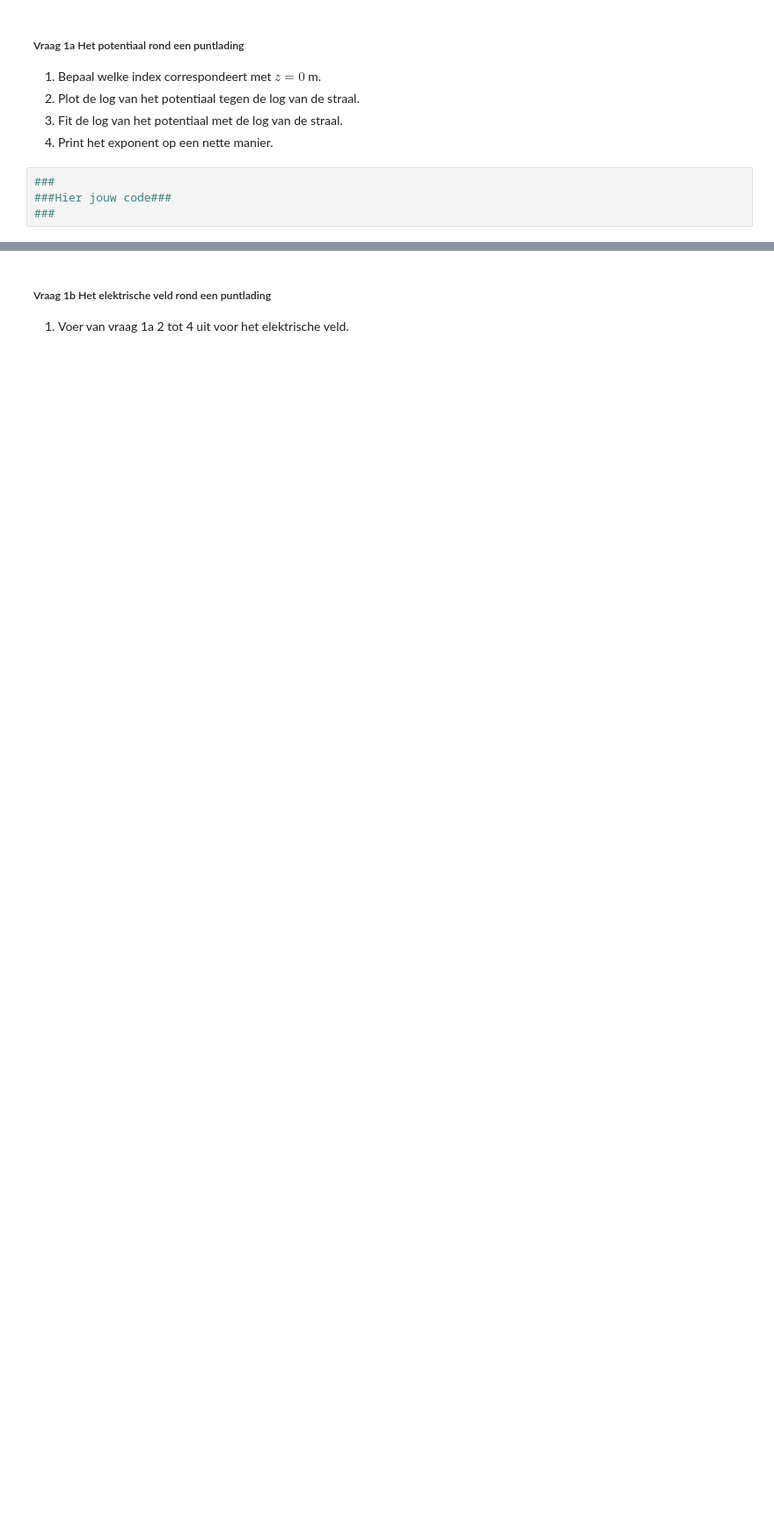
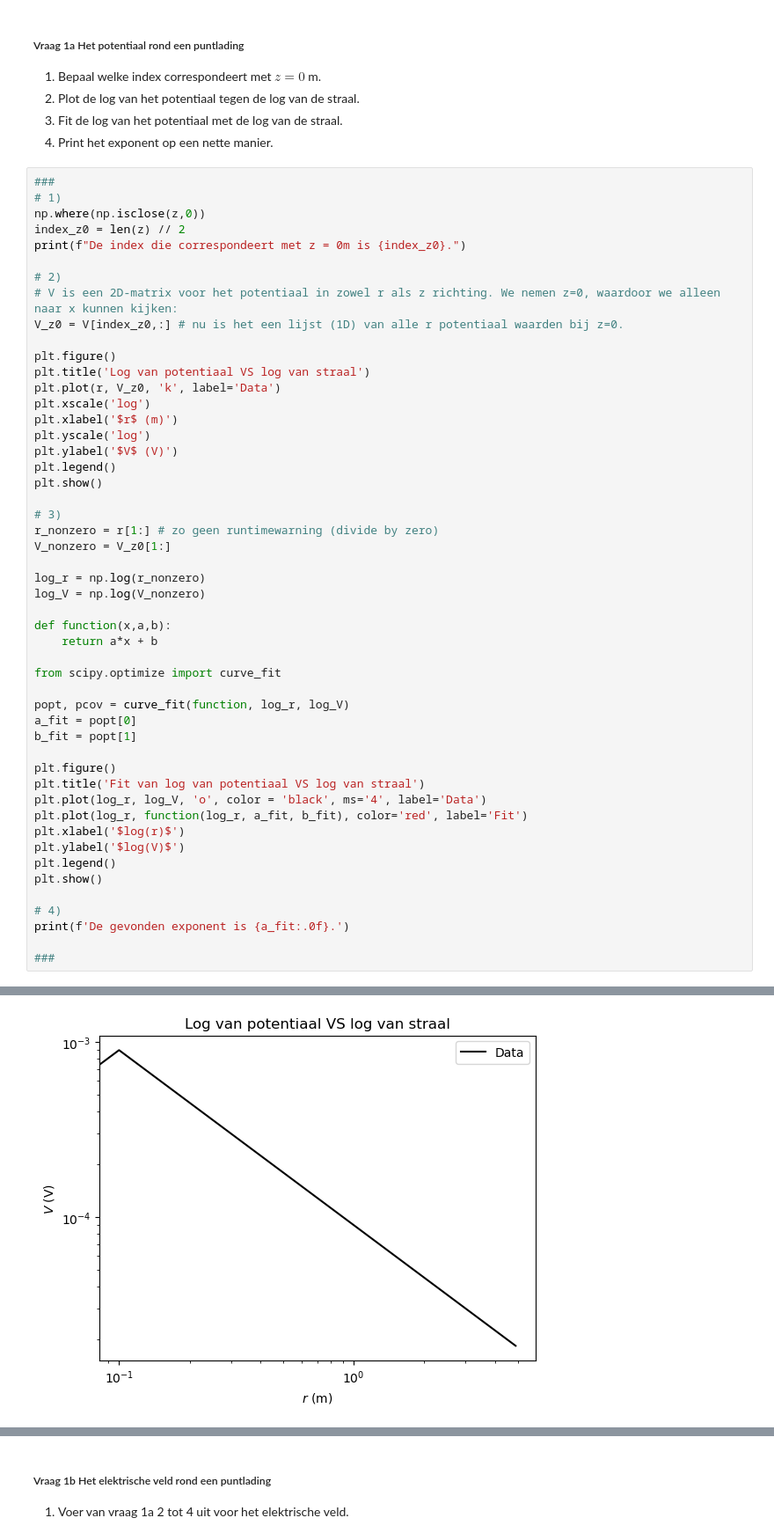
Before and after one commit to NNynke/DEF-D-assignments-N, a Jupyter notebook: DigitaleOntwerpopdrachten/1CondensatorOpdracht/CondensatorOntwerpopdracht.ipynb, the cells around one changed output, grey strips where cells are left out. Shown at 88% size. Cells and saved outputs as stored; diff of their text form; blank space fills up the shorter version.

```diff
--- a/DigitaleOntwerpopdrachten/1CondensatorOpdracht/CondensatorOntwerpopdracht.ipynb
+++ b/DigitaleOntwerpopdrachten/1CondensatorOpdracht/CondensatorOntwerpopdracht.ipynb
@@ -88,5 +108,52 @@ plot_results_pt_charge_at_origin(Ez, Er, normE, V, r, z, grid_step)
 4. Print het exponent op een nette manier.
 # %%
 ###
-###Hier jouw code###
+# 1)
+np.where(np.isclose(z,0))
+index_z0 = len(z) // 2
+print(f"De index die correspondeert met z = 0m is {index_z0}.")
+
+# 2)
+# V is een 2D-matrix voor het potentiaal in zowel r als z richting. We nemen z=0, waardoor we alleen naar x kunnen kijken:
+V_z0 = V[index_z0,:] # nu is het een lijst (1D) van alle r potentiaal waarden bij z=0.
+
+plt.figure()
+plt.title('Log van potentiaal VS log van straal')
+plt.plot(r, V_z0, 'k', label='Data')
+plt.xscale('log')
+plt.xlabel('$r$ (m)')
+plt.yscale('log')
+plt.ylabel('$V$ (V)')
+plt.legend()
+plt.show()
+
+# 3)
+r_nonzero = r[1:] # zo geen runtimewarning (divide by zero)
+V_nonzero = V_z0[1:]
+
+log_r = np.log(r_nonzero)
+log_V = np.log(V_nonzero)
+
+def function(x,a,b):
+    return a*x + b
+
+from scipy.optimize import curve_fit
+
+popt, pcov = curve_fit(function, log_r, log_V)
+a_fit = popt[0]
+b_fit = popt[1]
+
+plt.figure()
+plt.title('Fit van log van potentiaal VS log van straal')
+plt.plot(log_r, log_V, 'o', color = 'black', ms='4', label='Data')
+plt.plot(log_r, function(log_r, a_fit, b_fit), color='red', label='Fit')
+plt.xlabel('$log(r)$')
+plt.ylabel('$log(V)$')
+plt.legend()
+plt.show()
+
+# 4)
+print(f'De gevonden exponent is {a_fit:.0f}.')
+
 ###
+# %% [output]
@@ -92,0 +161 @@ plot_results_pt_charge_at_origin(Ez, Er, normE, V, r, z, grid_step)
+[figure, added]
```
Also changed, not shown: parts of 5 cells of this notebook.
